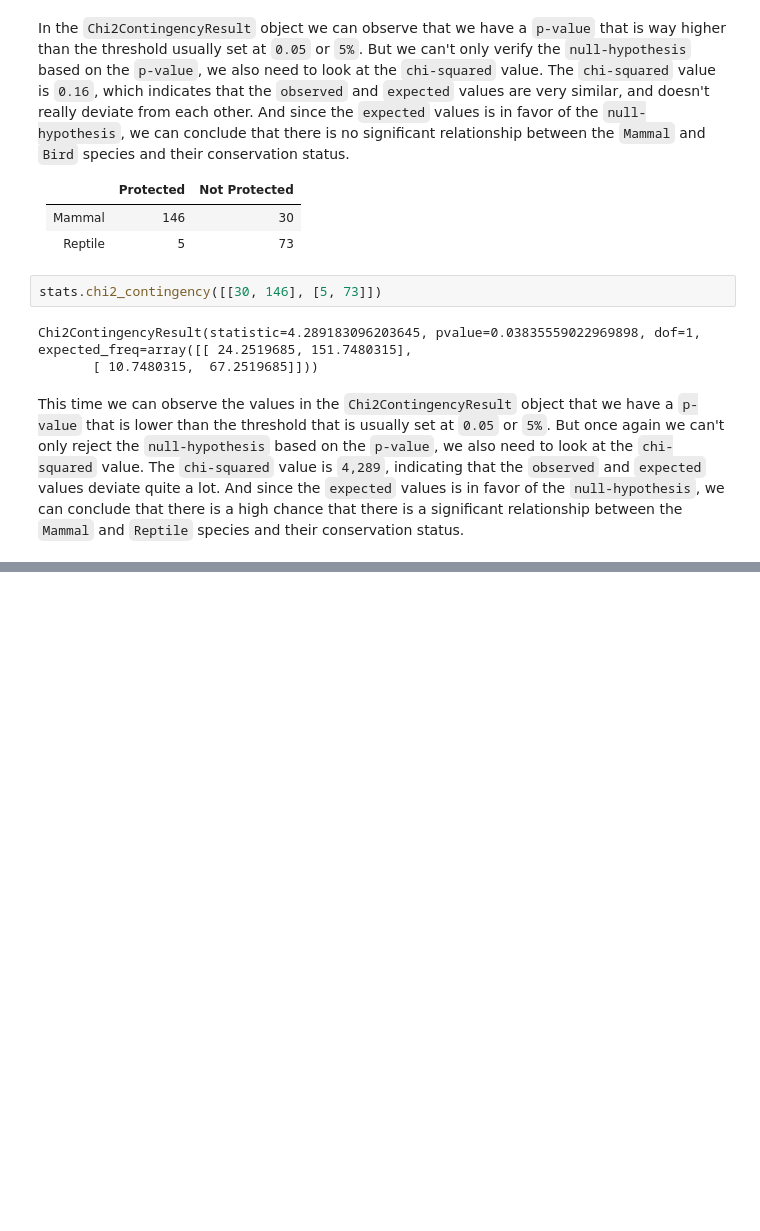
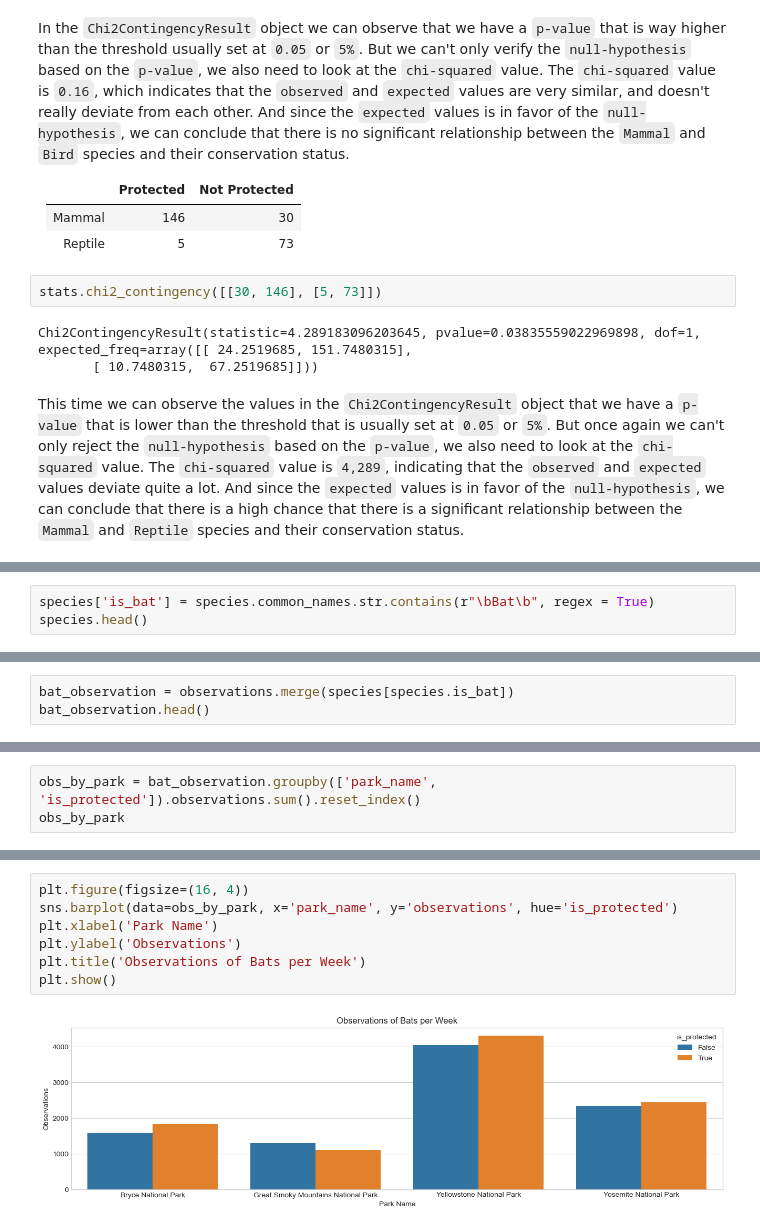
Before and after one commit to Tovborg/Biodiversity-In-National-Parks, a Jupyter notebook: biodiversity.ipynb, the cells around one changed output, grey strips where cells are left out. Drawn from its saved outputs; the diff is of its cells as text; blank space fills up the shorter version.

```diff
--- a/biodiversity.ipynb
+++ b/biodiversity.ipynb
@@ -255,0 +339,3 @@ This time we can observe the values in the `Chi2ContingencyResult` object that w
+# %%
+species['is_bat'] = species.common_names.str.contains(r"\bBat\b", regex = True)
+species.head()
@@ -255,0 +373,3 @@ This time we can observe the values in the `Chi2ContingencyResult` object that w
+# %%
+bat_observation = observations.merge(species[species.is_bat])
+bat_observation.head()
@@ -255,0 +385,3 @@ This time we can observe the values in the `Chi2ContingencyResult` object that w
+# %%
+obs_by_park = bat_observation.groupby(['park_name', 'is_protected']).observations.sum().reset_index()
+obs_by_park
@@ -255,0 +398,9 @@ This time we can observe the values in the `Chi2ContingencyResult` object that w
+# %%
+plt.figure(figsize=(16, 4))
+sns.barplot(data=obs_by_park, x='park_name', y='observations', hue='is_protected')
+plt.xlabel('Park Name')
+plt.ylabel('Observations')
+plt.title('Observations of Bats per Week')
+plt.show()
+# %% [output]
+[figure, added]
```
Also changed, not shown: parts of 17 cells of this notebook.
